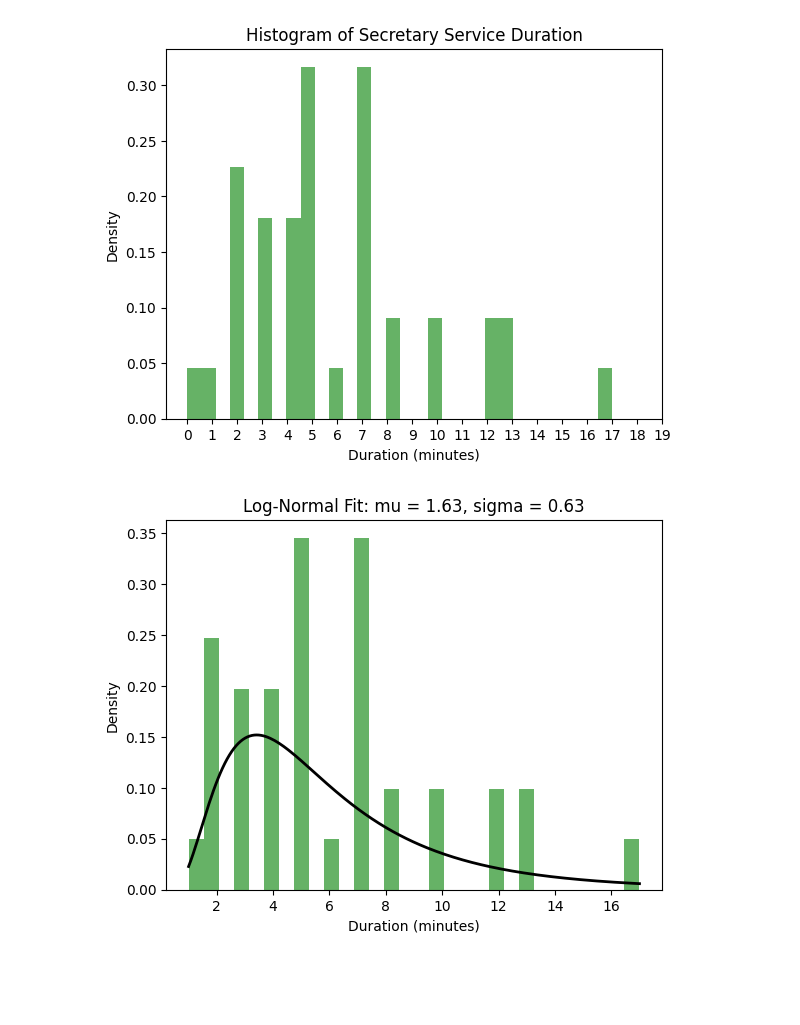
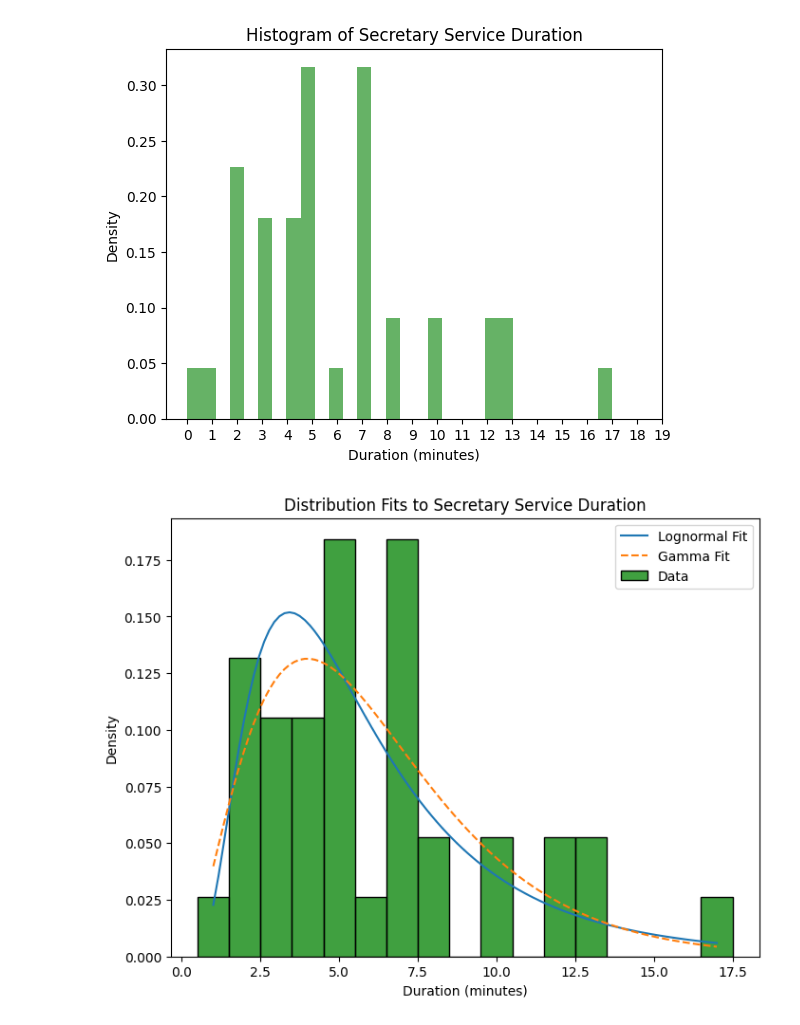
Before and after one commit to JWolloch/Ramabam-Hematology-Deptartment, a Jupyter notebook: data/analysis.ipynb, the cells around one changed output. Drawn from its saved outputs; the diff is of its cells as text; code cells hidden in the pictures; blank space fills up the shorter version.

```diff
--- a/data/analysis.ipynb
+++ b/data/analysis.ipynb
@@ -199,43 +208,30 @@ plt.show()
 # %% [output]
 [figure]
 # %%
-import numpy as np
-from scipy.stats import lognorm, norm
-import matplotlib.pyplot as plt
-
+sample = sample[sample > 0]
 # Fit distributions
-params_poisson = np.mean(data)
-params_neg_binom = stats.nbinom.fit(data, fl0=1)
-params_lognorm = stats.lognorm.fit(data, floc=0)
-params_gamma = stats.gamma.fit(data, floc=0)
+params_lognorm = stats.lognorm.fit(sample, floc=0)
+params_gamma = stats.gamma.fit(sample, floc=0)
 
 # Plot the fits
 fig, ax = plt.subplots(figsize=(8, 6))
-sns.histplot(data, kde=False, stat='density', discrete=True, color='green', ax=ax, label='Data')
+sns.histplot(sample, kde=False, stat='density', discrete=True, color='green', ax=ax, label='Data')
 
-x = np.arange(min(data), max(data)+1)
-
-# Poisson
-poisson_pmf = stats.poisson.pmf(x, params_poisson)
-ax.plot(x, poisson_pmf, 'o-', label='Poisson Fit')
-
-# Negative Binomial
-neg_binom_pmf = stats.nbinom.pmf(x, *params_neg_binom)
-ax.plot(x, neg_binom_pmf, 's-', label='Negative Binomial Fit')
+x = np.arange(min(sample), max(sample)+1)
 
 # Lognormal and Gamma (if continuous approximation acceptable)
-x_continuous = np.linspace(min(data), max(data), 100)
+x_continuous = np.linspace(min(sample), max(sample), 100)
 
 lognorm_pdf = stats.lognorm.pdf(x_continuous, *params_lognorm)
 ax.plot(x_continuous, lognorm_pdf, '-', label='Lognormal Fit')
 
 gamma_pdf = stats.gamma.pdf(x_continuous, *params_gamma)
 ax.plot(x_continuous, gamma_pdf, '--', label='Gamma Fit')
 
 ax.legend()
 ax.set_title("Distribution Fits to Secretary Service Duration")
 ax.set_xlabel("Duration (minutes)")
 ax.set_ylabel("Density")
 plt.show()
 # %% [output]
-[figure, old version]
+[figure, new version]
```
Also changed, not shown: parts of 21 cells of this notebook, 1 other file.
